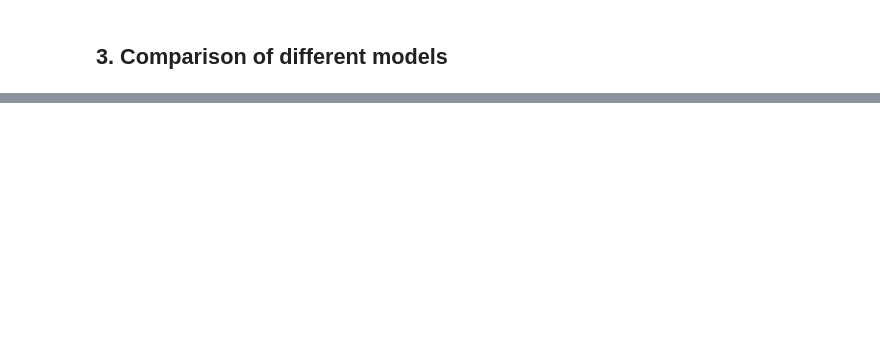
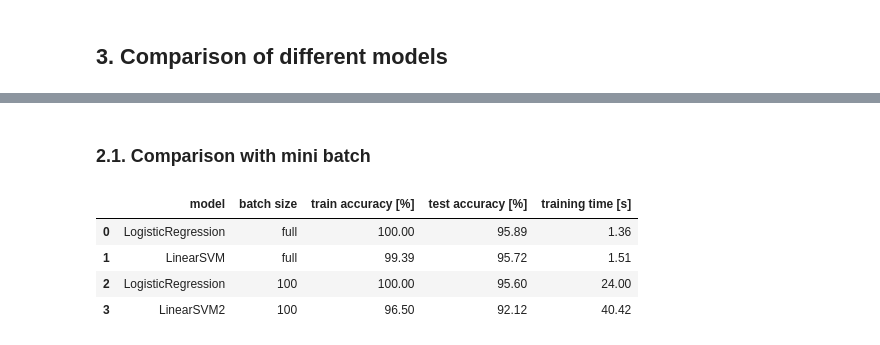
Before and after one commit to PH875/FakeNewsDetection_Project, a Jupyter notebook: fakenews_detection.ipynb, the cells around one changed output, grey strips where cells are left out. Cells and saved outputs as stored; diff of their text form; code cells hidden in the pictures; blank space fills up the shorter version.

```diff
--- a/fakenews_detection.ipynb
+++ b/fakenews_detection.ipynb
@@ -1,3 +1,6 @@
+# %%
+RUN_MINI_BATCH_COMPARISON=True #Turn off for faster run
+SAVE_PLOTS=False
 # %%
 #Enable autoreloading of imported modules
 %load_ext autoreload
@@ -130,0 +194,44 @@ from extensions.normalization_ext import standardize_sparse_matrix
+# %% [markdown]
+### 2.1. Comparison with mini batch
+# %%
+if RUN_MINI_BATCH_COMPARISON:
+       bs=100 #batch size to compare
+       lr_LR2=0.01 #learning rate LogisticRegression model (this learning rate performed better for mini batch)
+       lr_SVM2=0.001 #learning rate LinearSVM model
+
+       #Initialize optimizers
+       optimizer_LR2=GDOptimizer(lr_LR2) #optimizer LogisticRegression
+       optimizer_SVM2=GDOptimizer(lr_SVM2) #optimizer LinearSVM
+
+
+       model_LR2=LogisticRegression(w,b, optimizer=optimizer_LR2, offset=offset)
+       model_SVM2=LinearSVM(w,b, optimizer=optimizer_SVM2, offset=offset)
+
+
+       start_LR2=time.time()
+       model_LR2.fit(X_train, Y_train, num_epochs=num_epochs, batch_size=bs)
+       end_LR2=time.time()
+
+       start_SVM2=time.time()
+       model_SVM2.fit(X_train, Y_train_neg, num_epochs=num_epochs, batch_size=bs)
+       end_SVM2=time.time()
+
+
+       results.append({'model':'LogisticRegression', 'batch size': 'full' if bs==len(train_df) else bs,
+              'train accuracy [%]':round(binary_accuracy(model_LR2(X_train), Y_train, class_labels=[0,1]),2),
+              'test accuracy [%]':round(binary_accuracy(model_LR2(X_test), Y_test, class_labels=[0,1]),2),
+              'training time [s]': round(end_LR2-start_LR2,2)
+              })
+       results.append({'model':'LinearSVM2', 'batch size': 'full' if bs==len(train_df) else bs,
+              'train accuracy [%]':round(binary_accuracy(model_SVM2(X_train), Y_train_neg, class_labels=[-1,1]),2),
+              'test accuracy [%]':round(binary_accuracy(model_SVM2(X_test), Y_test_neg, class_labels=[-1,1]),2),
+              'training time [s]': round(end_SVM2-start_SVM2,2)
+              })
+       results_df=pd.DataFrame(results)
+       display(results_df)
+# %% [output]
+|  | model | batch size | train accuracy [%] | test accuracy [%] | training time [s] |
+| 0 | LogisticRegression | full | 100.00 | 95.89 | 1.36 |
+| 1 | LinearSVM | full | 99.39 | 95.72 | 1.51 |
+| 2 | LogisticRegression | 100 | 100.00 | 95.60 | 24.00 |
+| 3 | LinearSVM2 | 100 | 96.50 | 92.12 | 40.42 |
```
Also changed, not shown: parts of 6 cells of this notebook.
